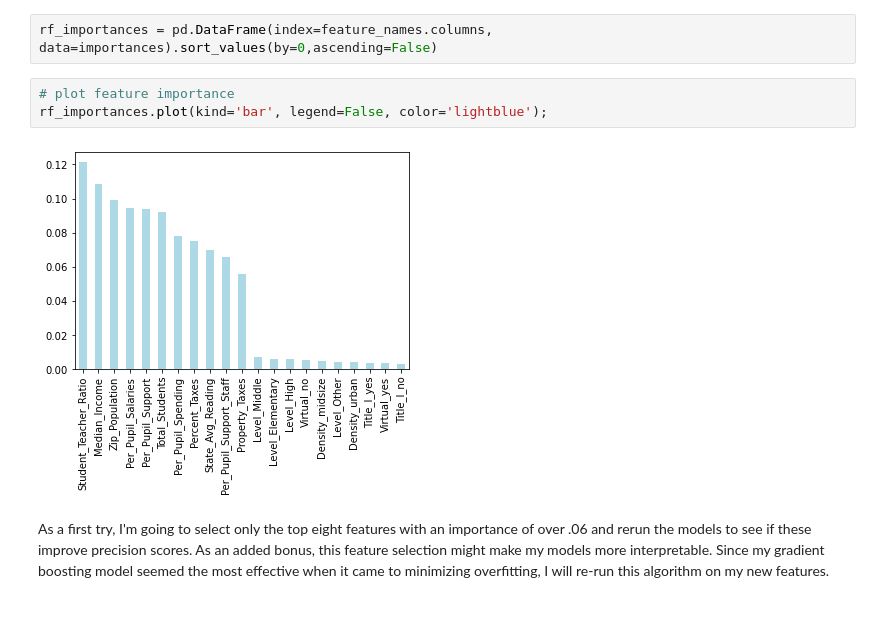
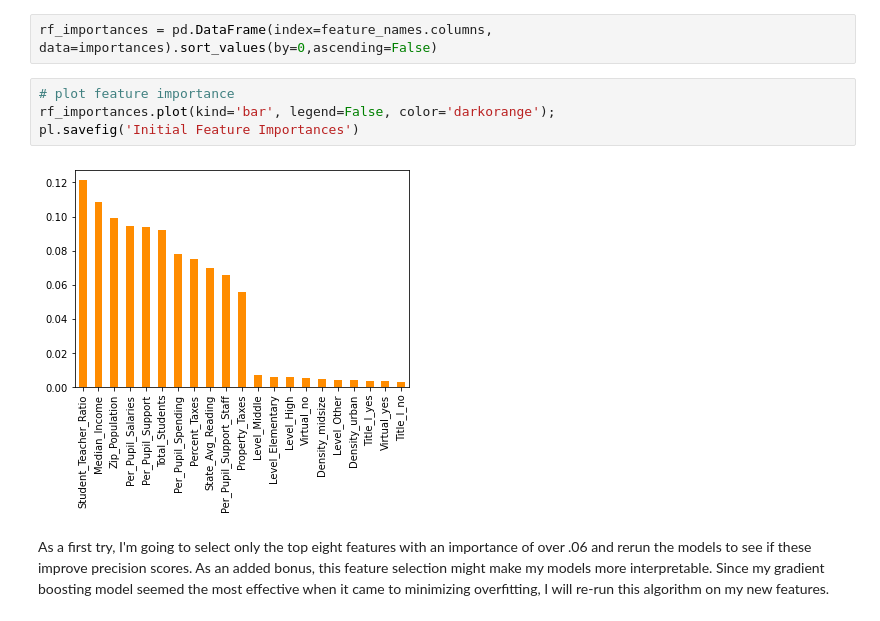
Before and after one commit to alexiskedo/Predicting-School-Performance, a Jupyter notebook: Preprocessing & Modeling.ipynb, the cells around one changed output. Saved outputs shown, nothing was run; the diff lists cells and outputs as text.

```diff
--- a/Preprocessing & Modeling.ipynb
+++ b/Preprocessing & Modeling.ipynb
@@ -371,9 +375,10 @@ feature_names = X_test.drop(labels='target', axis=1)
 rf_importances = pd.DataFrame(index=feature_names.columns, data=importances).sort_values(by=0,ascending=False)
 # %%
 # plot feature importance
-rf_importances.plot(kind='bar', legend=False, color='lightblue');
+rf_importances.plot(kind='bar', legend=False, color='darkorange');
+pl.savefig('Initial Feature Importances')
 # %% [output]
-[figure, old version]
+[figure, new version]
 # %% [markdown]
 As a first try, I'm going to select only the top eight features with an importance of over .06 and rerun the models to see if these improve precision scores. As an added bonus, this feature selection might make my models more interpretable. Since my gradient boosting model seemed the most effective when it came to minimizing overfitting, I will re-run this algorithm on my new features.
 # %%
```
Also changed, not shown: parts of 28 cells of this notebook, 10 other files.
